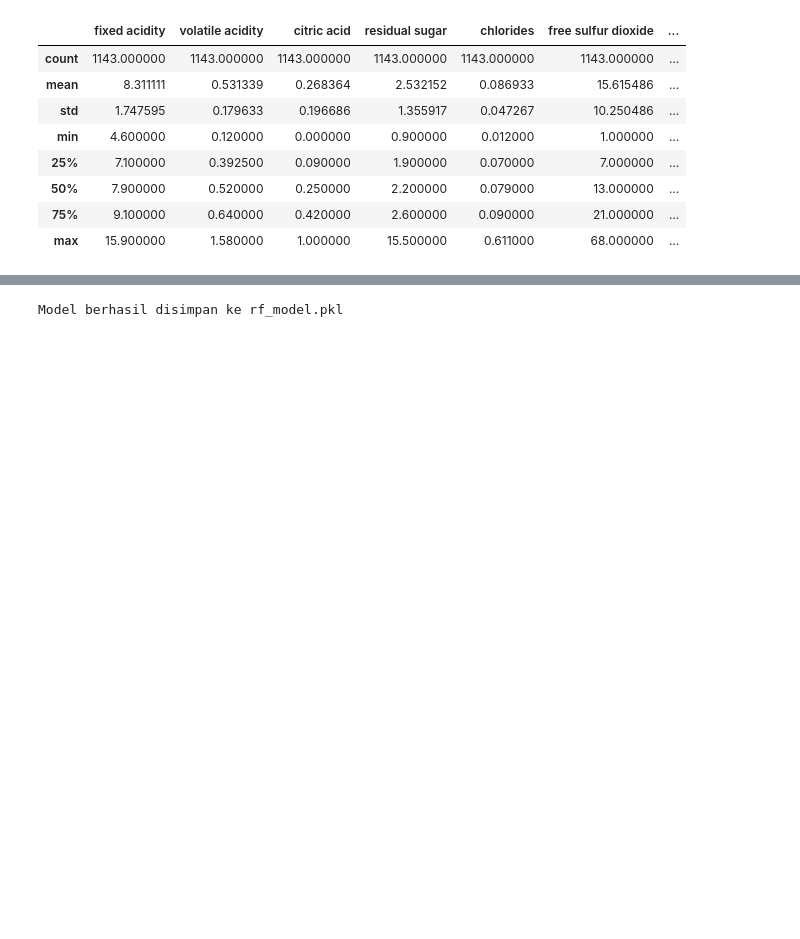
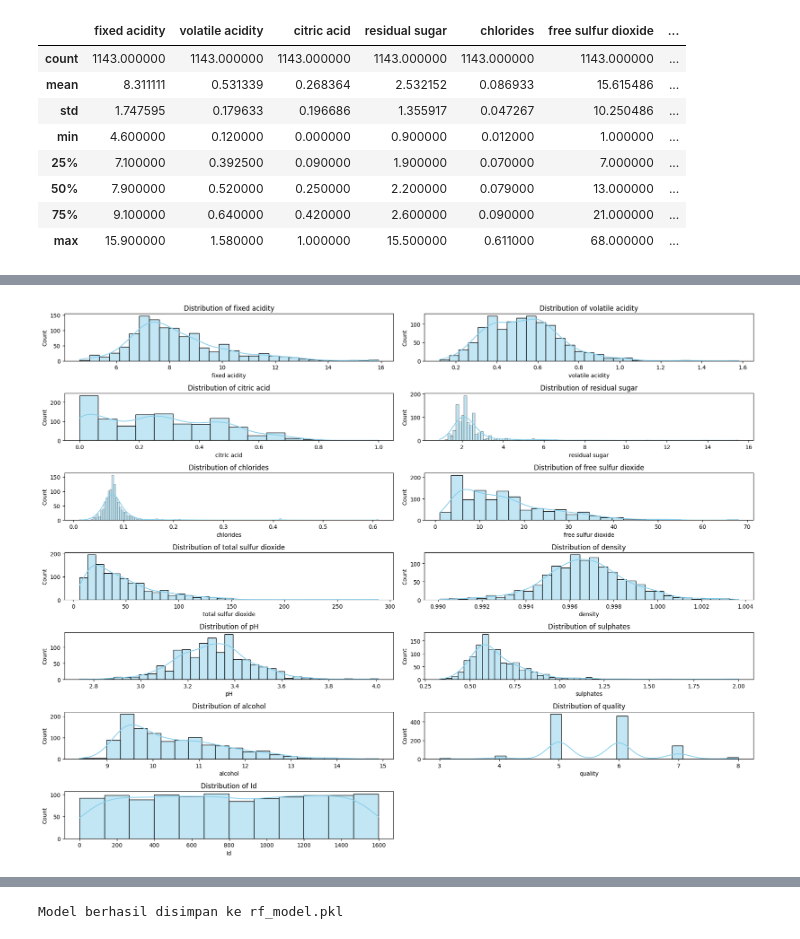
Before and after one commit to atifa1110/Wine-Quality, a Jupyter notebook: Predictive_Analytics_Wine.ipynb, the cells around one changed output, grey strips where cells are left out. Saved outputs shown, nothing was run; the diff lists cells and outputs as text; code cells hidden in the pictures; blank space fills up the shorter version.

```diff
--- a/Predictive_Analytics_Wine.ipynb
+++ b/Predictive_Analytics_Wine.ipynb
@@ -178,12 +121,0 @@ plt.show()
-# %%
-num_cols3= ['pH', 'sulphates', 'alcohol', 'quality']
-fig, axes = plt.subplots(2, 2, figsize=(18, 10))
-axes = axes.flatten()
-
-for i, col in enumerate(num_cols3):
-    sns.boxplot(y=df[col], ax=axes[i], color='skyblue')
-    axes[i].set_title(f'Boxplot {col}')
-    axes[i].set_ylabel(col)
-
-plt.tight_layout()
-plt.show()
@@ -192,13 +121,0 @@ plt.show()
-# %%
-# Bikin grid 7x2
-fig, axes = plt.subplots(7, 2, figsize=(18, 14))  # ukuran lebih besar
-axes = axes.flatten()  # Supaya mudah di-loop
-
-for i, col in enumerate(num_cols):
-    sns.histplot(df[col], kde=True, ax=axes[i], color='skyblue')
-    axes[i].set_title(f'Distribusi {col}')
-    axes[i].set_xlabel(col)
-    axes[i].set_ylabel('Frekuensi')
-
-plt.tight_layout()
-plt.show()
@@ -320,0 +144,2 @@ clean_df.drop(columns=ekstrem_cols, inplace=True)
+# %%
+num_cols = df.select_dtypes(include=['int64', 'float64']).columns.tolist()
@@ -320,0 +152,19 @@ clean_df.drop(columns=ekstrem_cols, inplace=True)
+# %%
+fig, axes = plt.subplots(7, 2, figsize=(18, 14))  # ukuran lebih besar
+axes = axes.flatten()  # Supaya mudah di-loop
+
+for i, col in enumerate(num_cols):
+    sns.histplot(df[col], kde=True, ax=axes[i], color='skyblue')
+    axes[i].set_title(f'Distribution of {col}')
+    axes[i].set_xlabel(col)
+    axes[i].set_ylabel('Count')
+
+# Hapus subplot yang tidak terpakai
+for j in range(len(num_cols), len(axes)):
+    fig.delaxes(axes[j])
+
+plt.tight_layout()
+plt.savefig('univariate_histogram.png', dpi=300, bbox_inches='tight')
+plt.show()
+# %% [output]
+[figure, added]
```
Also changed, not shown: parts of 103 cells of this notebook, 8 other files.
